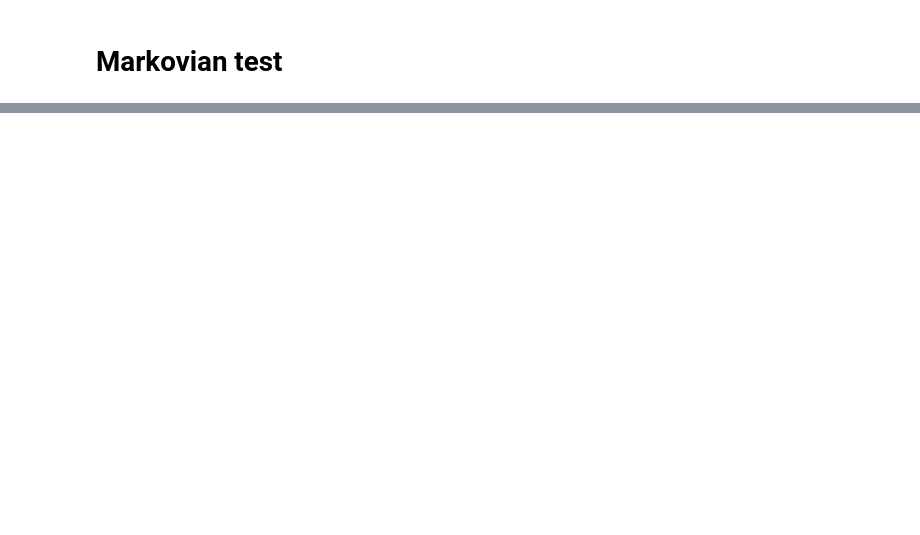
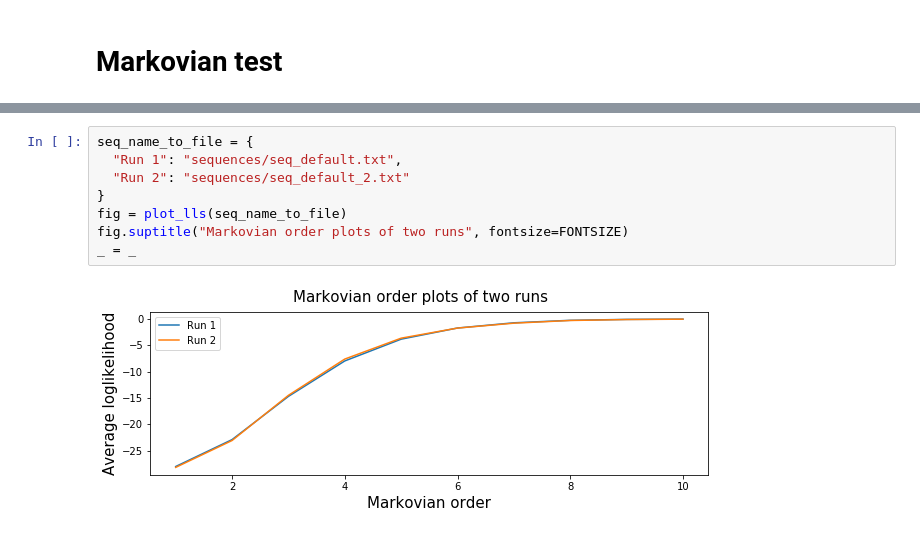
Before and after one commit to sjonany/replication_recanatesi_2015, a Jupyter notebook: markov_test.ipynb, the cells around one changed output, grey strips where cells are left out. Saved outputs shown, nothing was run; the diff lists cells and outputs as text; blank space fills up the shorter version.

```diff
--- a/markov_test.ipynb
+++ b/markov_test.ipynb
@@ -33,0 +60,10 @@ plot_lls("sequences/seq_default_2.txt")
+# %%
+seq_name_to_file = {
+  "Run 1": "sequences/seq_default.txt",
+  "Run 2": "sequences/seq_default_2.txt"
+}
+fig = plot_lls(seq_name_to_file)
+fig.suptitle("Markovian order plots of two runs", fontsize=FONTSIZE)
+_ = _
+# %% [output]
+[figure, added]
```
Also changed, not shown: parts of 6 cells of this notebook, 1 other file.
